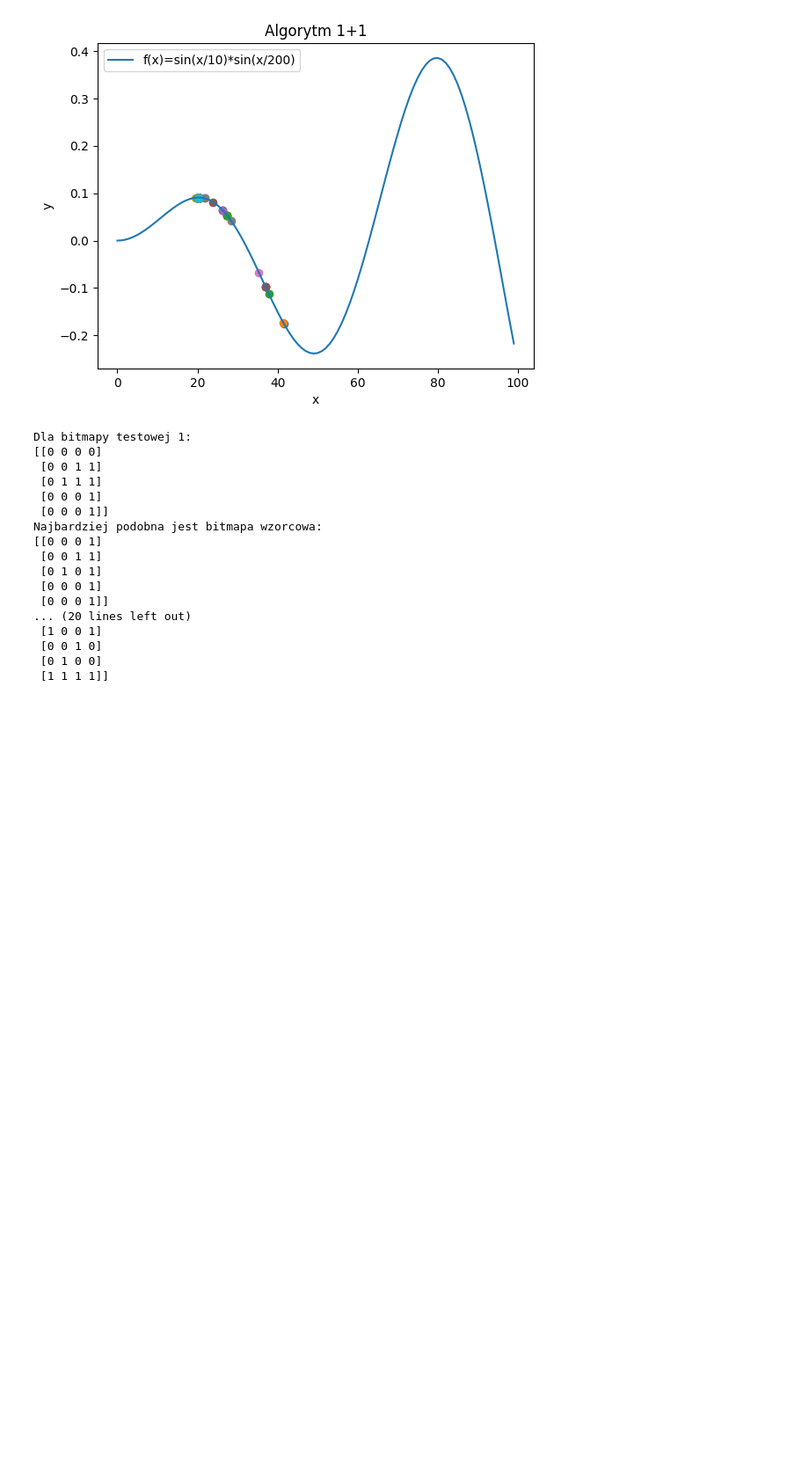
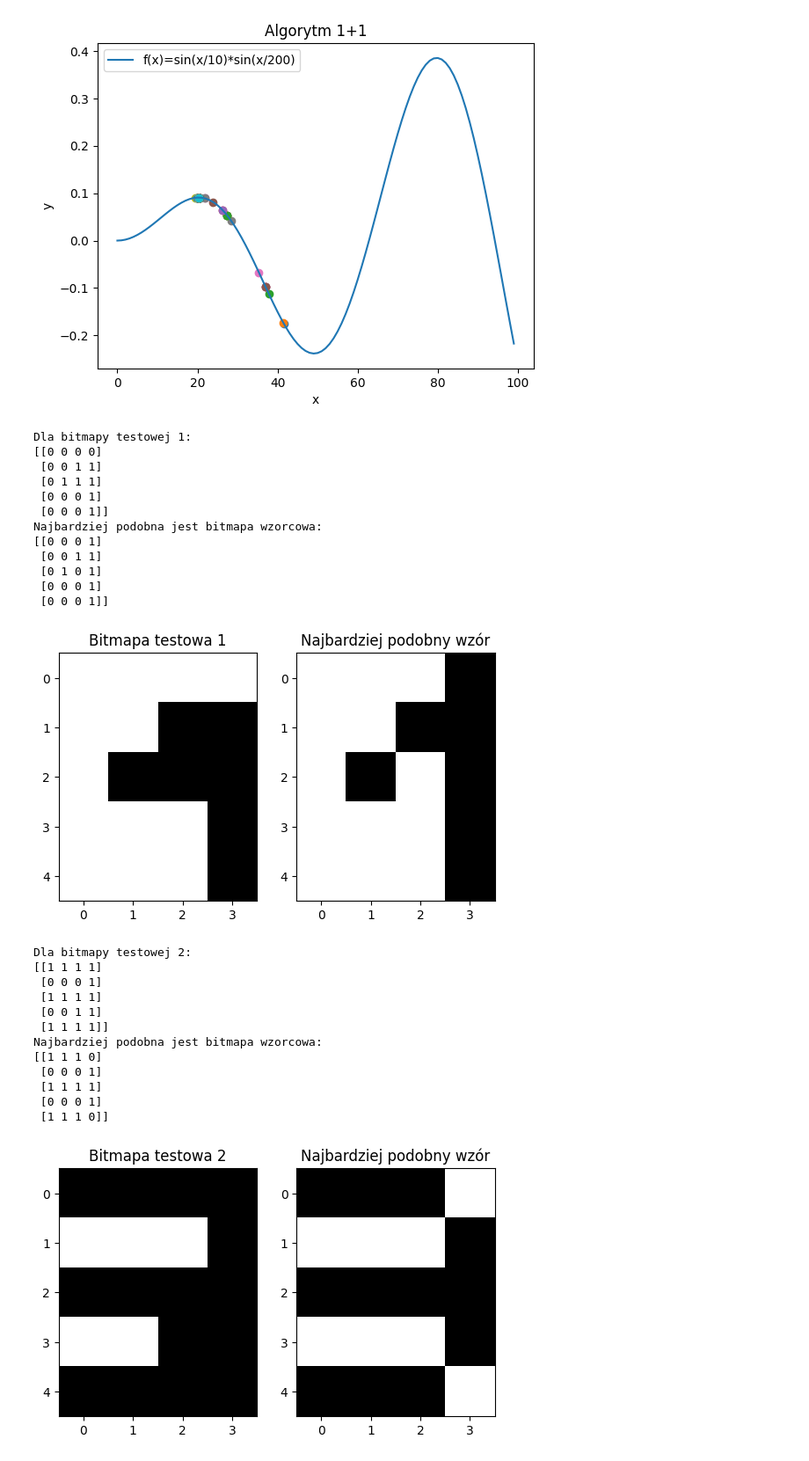
Before and after one commit to marcion7/SSI, a Jupyter notebook: zadania_obow.ipynb, the cells around one changed output. Shown at 88% size. Cells and saved outputs as stored; diff of their text form; code cells hidden in the pictures; blank space fills up the shorter version.

```diff
--- a/zadania_obow.ipynb
+++ b/zadania_obow.ipynb
@@ -242,6 +242,7 @@ x = 20.275816502318403, y = 0.09082942027046238, rozrzut = 0.005370044350549921
 [figure]
 # %%
 import numpy as np
+import matplotlib.pyplot as plt
 
 def euc_distance2d(p1, p2):
     return np.sqrt(pow(p2[0]-p1[0], 2)+pow(p2[1]-p1[1], 2))
@@ -275,35 +276,51 @@ def miara_nieprawdopodobienstwa(BA, BB):
 def miara_podobienstwa_obustronnego(BA, BB):
     wynik = miara_nieprawdopodobienstwa(BA, BB) + miara_nieprawdopodobienstwa(BB, BA)
     return -wynik
 
 def zachlanne_dopasowanie(bitmap_test, bitmap_wzor):
     miara = -np.inf
     index = 0
     for i in range(len(bitmap_wzor)):
         miara_podob_obustronnego = miara_podobienstwa_obustronnego(bitmap_test, bitmap_wzor[i])
         if miara_podob_obustronnego > miara:
             miara = miara_podob_obustronnego
             index = i
     return bitmap_test, baza_wzor[index]
 
 for i in range(len(baza_test)):
     bitmap_test, bitmap_wzor = zachlanne_dopasowanie(baza_test[i], baza_wzor)
     print(f'Dla bitmapy testowej {i+1}:\n{bitmap_test}\nNajbardziej podobna jest bitmapa wzorcowa:\n{bitmap_wzor}')
+    plt.subplot(1, 2, 1)
+    plt.imshow(bitmap_test, interpolation='nearest', cmap='Greys')
+    plt.title(f'Bitmapa testowa {i+1}')
+    plt.subplot(1, 2, 2)
+    plt.imshow(bitmap_wzor, interpolation='nearest', cmap='Greys')
+    plt.title(f'Najbardziej podobny wzór')
+    plt.show()
 # %% [output]
 Dla bitmapy testowej 1:
 [[0 0 0 0]
  [0 0 1 1]
  [0 1 1 1]
  [0 0 0 1]
  [0 0 0 1]]
 Najbardziej podobna jest bitmapa wzorcowa:
 [[0 0 0 1]
  [0 0 1 1]
  [0 1 0 1]
  [0 0 0 1]
  [0 0 0 1]]
-... (20 lines left out)
- [1 0 0 1]
- [0 0 1 0]
- [0 1 0 0]
- [1 1 1 1]]
+[figure, added]
+Dla bitmapy testowej 2:
+[[1 1 1 1]
+ [0 0 0 1]
+ [1 1 1 1]
+ [0 0 1 1]
+ [1 1 1 1]]
+Najbardziej podobna jest bitmapa wzorcowa:
+[[1 1 1 0]
+ [0 0 0 1]
+ [1 1 1 1]
+ [0 0 0 1]
+ [1 1 1 0]]
+[figure, added]
```
Also changed, not shown: parts of 1 cell of this notebook.
